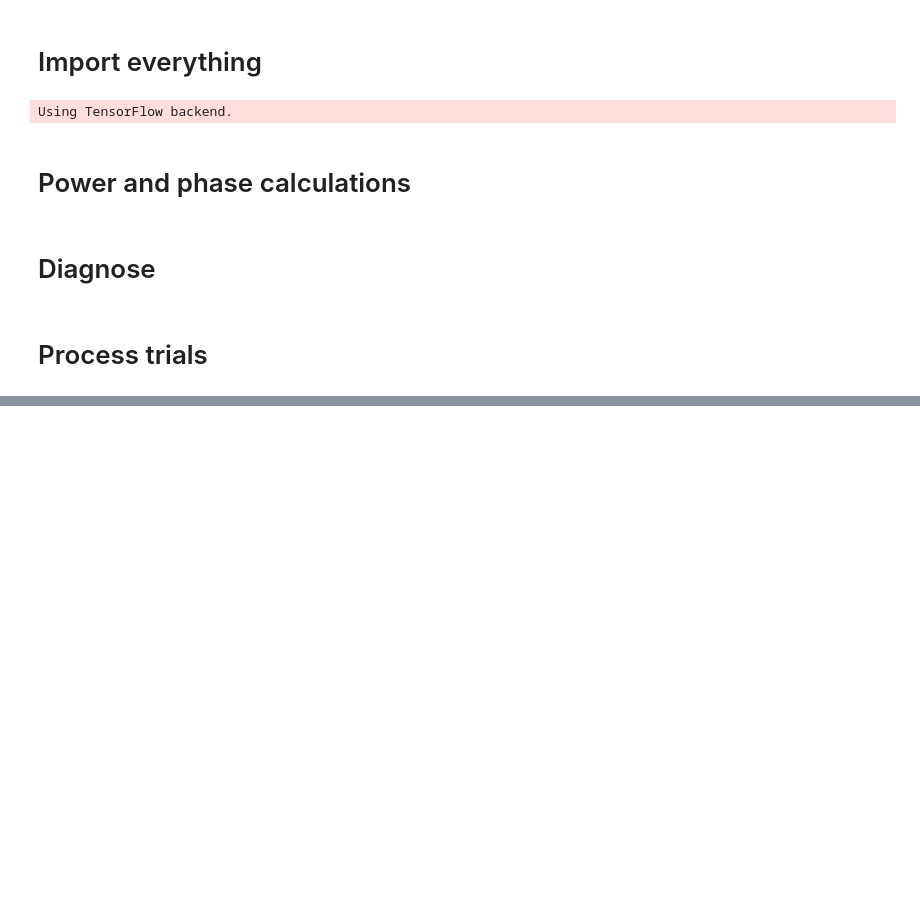
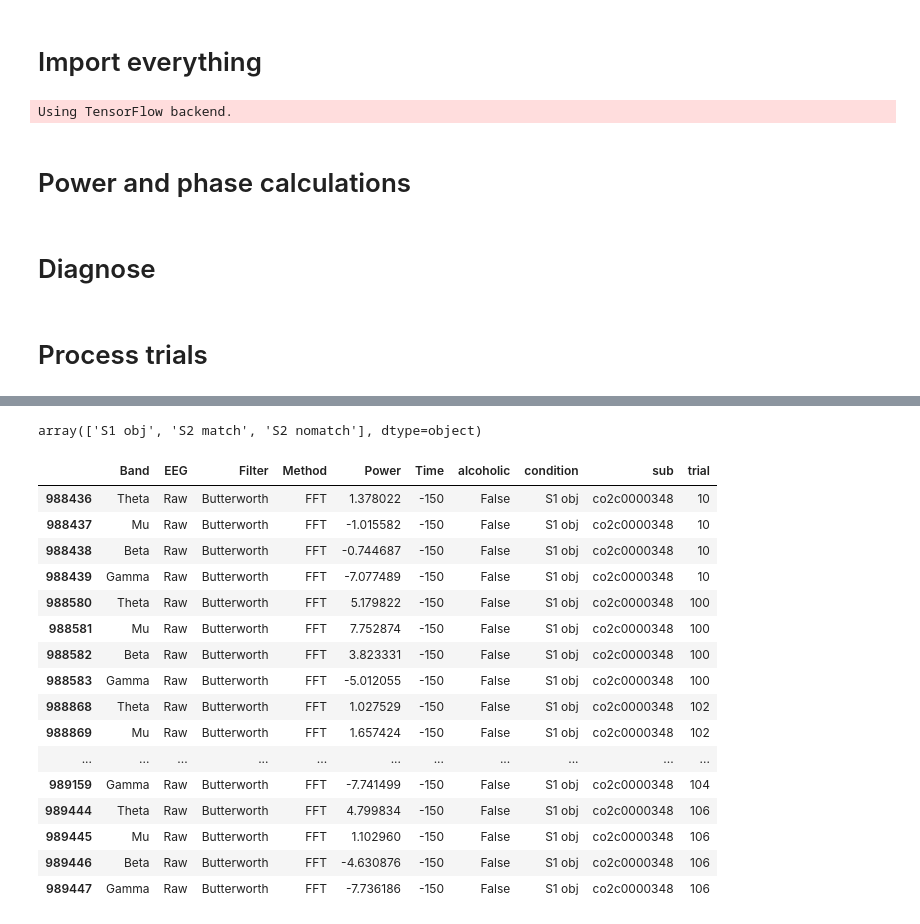
Before and after one commit to alamkanak/EEG-Correlation, a Jupyter notebook: 157-d2.ipynb, the cells around one changed output, grey strips where cells are left out. Drawn from its saved outputs; the diff is of its cells as text; code cells hidden in the pictures; blank space fills up the shorter version.

```diff
--- a/157-d2.ipynb
+++ b/157-d2.ipynb
@@ -127,13 +127,13 @@ def get_power(channel, time, fs, crop_start_millis, crop_end_millis, method, fil
     # PSD.
     if method == 'welch':
         # Welch method
-        freq, power = signal.welch(resampled, fs, nperseg=4*fs)
+        freq, power = signal.welch(resampled, fs, nperseg=4*fs, nfft=fs)
         df_power = pd.DataFrame({'freq': freq, 'power': power})
     elif method == 'fft':
         # FFT method
         T = 1/fs
-        N = len(resampled)
-        yf = scipy.fftpack.fft(resampled)
+        N = fs//2
+        yf = scipy.fftpack.fft(resampled, n=N)
         yf = 2 / (N/2) * np.abs(yf[:N//2])
         xf = np.linspace(0, 1/(2*T), N // 2)
         df_power = pd.DataFrame({'freq': xf, 'power': yf})
@@ -146,6 +146,7 @@ def get_power(channel, time, fs, crop_start_millis, crop_end_millis, method, fil
         df_power = pd.DataFrame({'freq': freq, 'power': power})
 
     df_power = df_power[df_power['freq'] < fs/2]
+    df_power['power'] = 10 * np.log10(df_power['power'])
     return df_power
 # %%
 # Read hjorth file.
@@ -217,7 +218,7 @@ def process_trial(raw_path, hjorth_path):
     power_row = {
         'sub': subject,
         'trial': trial_num,
-        'alcholic': df_sub.iloc[0]['alcoholic'],
+        'alcoholic': df_sub.iloc[0]['alcoholic'],
         'condition': df_sub[df_sub['trial'] == trial_num].iloc[0]['condition']
     }
 
@@ -245,6 +246,7 @@ def process_trial(raw_path, hjorth_path):
                         df_powers.append(row)
             for band, fc1, fc2 in zip(['Theta', 'Mu', 'Beta', 'Gamma'], [3.5, 8, 13, 30], [8, 12, 30, 80]):
                 phase = get_phase(df_trial['C3'], df_trial['time'], [fc1, fc2], filter_type=filter_code, start_time_ms=-750, stop_time_ms=-1, fs=256, blackmann_harris_ntaps=blackmann_harris_ntaps)
+                phase = phase.iloc[-1]['phase'] + 180
                 row = power_row.copy()
                 row['EEG'] = eeg_type
                 row['Filter'] = filter_name
@@ -259,9 +261,11 @@ results = Parallel(n_jobs=num_cores)(delayed(process_trial)(path_raw, path_hjort
 # %%
 df_power = []
 df_phase = []
-for power, phase in results:
-    df_power.append(power)
-    df_phase.append(phase)
+for powers, phases in results:
+    for row in powers:
+        df_power.append(row)
+    for row in phases:
+        df_phase.append(row)
 df_power = pd.DataFrame(df_power)
 df_phase = pd.DataFrame(df_phase)
 df_power.head()
@@ -268,3 +279,35 @@ df_power.head()
 # %%
 df_power.to_csv('157-d2-power.csv')
 df_phase.to_csv('157-d2-phase.csv')
+# %%
+df_power['condition'].unique()
+# %% [output]
+array(['S1 obj', 'S2 match', 'S2 nomatch'], dtype=object)
+# %%
+df_power2 = df_power[df_power['alcoholic'] == False]
+df_power2 = df_power2[df_power2['condition'] == 'S1 obj']
+df_power2 = df_power2[df_power2['sub'] == 'co2c0000348']
+
+df_power2 = df_power2[df_power2['EEG'] == 'Raw']
+df_power2 = df_power2[df_power2['Time'] == -150]
+df_power2 = df_power2[df_power['Filter'] == 'Butterworth']
+df_power2 = df_power2[df_power['Method'] == 'FFT']
+df_power2.head(20)
+# %% [output]
+|  | Band | EEG | Filter | Method | Power | Time | alcoholic | condition | sub | trial |
+| 988436 | Theta | Raw | Butterworth | FFT | 1.378022 | -150 | False | S1 obj | co2c0000348 | 10 |
+| 988437 | Mu | Raw | Butterworth | FFT | -1.015582 | -150 | False | S1 obj | co2c0000348 | 10 |
+| 988438 | Beta | Raw | Butterworth | FFT | -0.744687 | -150 | False | S1 obj | co2c0000348 | 10 |
+| 988439 | Gamma | Raw | Butterworth | FFT | -7.077489 | -150 | False | S1 obj | co2c0000348 | 10 |
+| 988580 | Theta | Raw | Butterworth | FFT | 5.179822 | -150 | False | S1 obj | co2c0000348 | 100 |
+| 988581 | Mu | Raw | Butterworth | FFT | 7.752874 | -150 | False | S1 obj | co2c0000348 | 100 |
+| 988582 | Beta | Raw | Butterworth | FFT | 3.823331 | -150 | False | S1 obj | co2c0000348 | 100 |
+| 988583 | Gamma | Raw | Butterworth | FFT | -5.012055 | -150 | False | S1 obj | co2c0000348 | 100 |
+| 988868 | Theta | Raw | Butterworth | FFT | 1.027529 | -150 | False | S1 obj | co2c0000348 | 102 |
+| 988869 | Mu | Raw | Butterworth | FFT | 1.657424 | -150 | False | S1 obj | co2c0000348 | 102 |
+| ... | ... | ... | ... | ... | ... | ... | ... | ... | ... | ... |
+| 989159 | Gamma | Raw | Butterworth | FFT | -7.741499 | -150 | False | S1 obj | co2c0000348 | 104 |
+| 989444 | Theta | Raw | Butterworth | FFT | 4.799834 | -150 | False | S1 obj | co2c0000348 | 106 |
+| 989445 | Mu | Raw | Butterworth | FFT | 1.102960 | -150 | False | S1 obj | co2c0000348 | 106 |
+| 989446 | Beta | Raw | Butterworth | FFT | -4.630876 | -150 | False | S1 obj | co2c0000348 | 106 |
+| 989447 | Gamma | Raw | Butterworth | FFT | -7.736186 | -150 | False | S1 obj | co2c0000348 | 106 |
```
Also changed, not shown: parts of 2 cells of this notebook, 4 other files.
